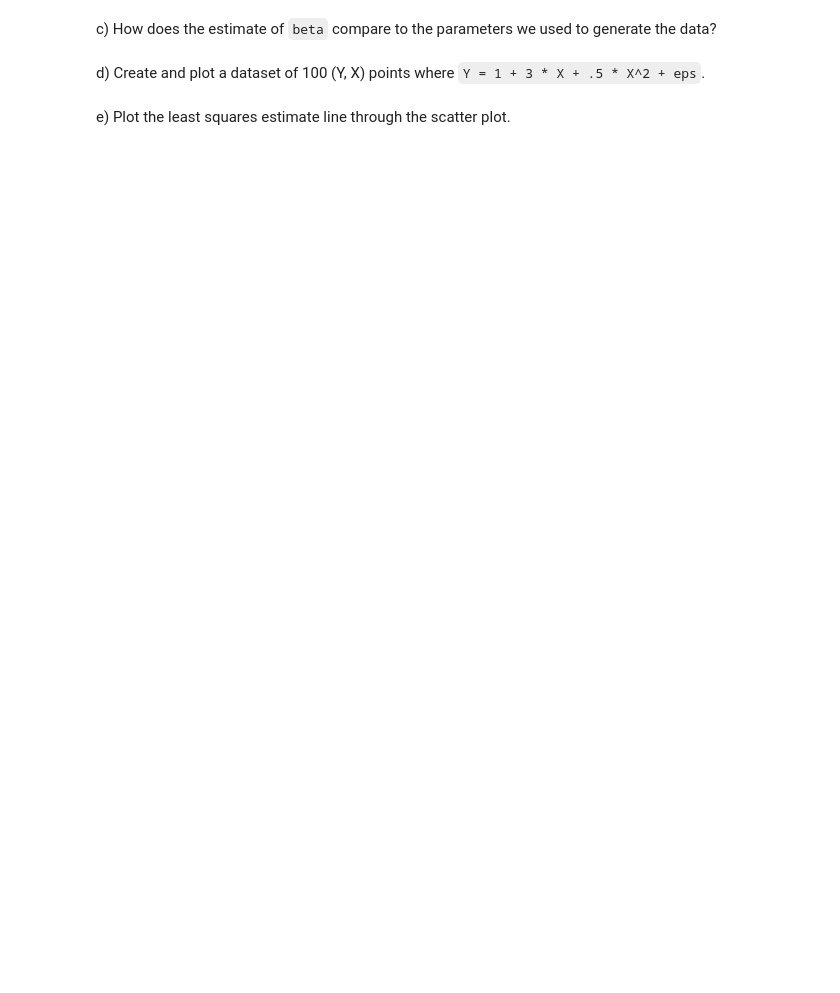
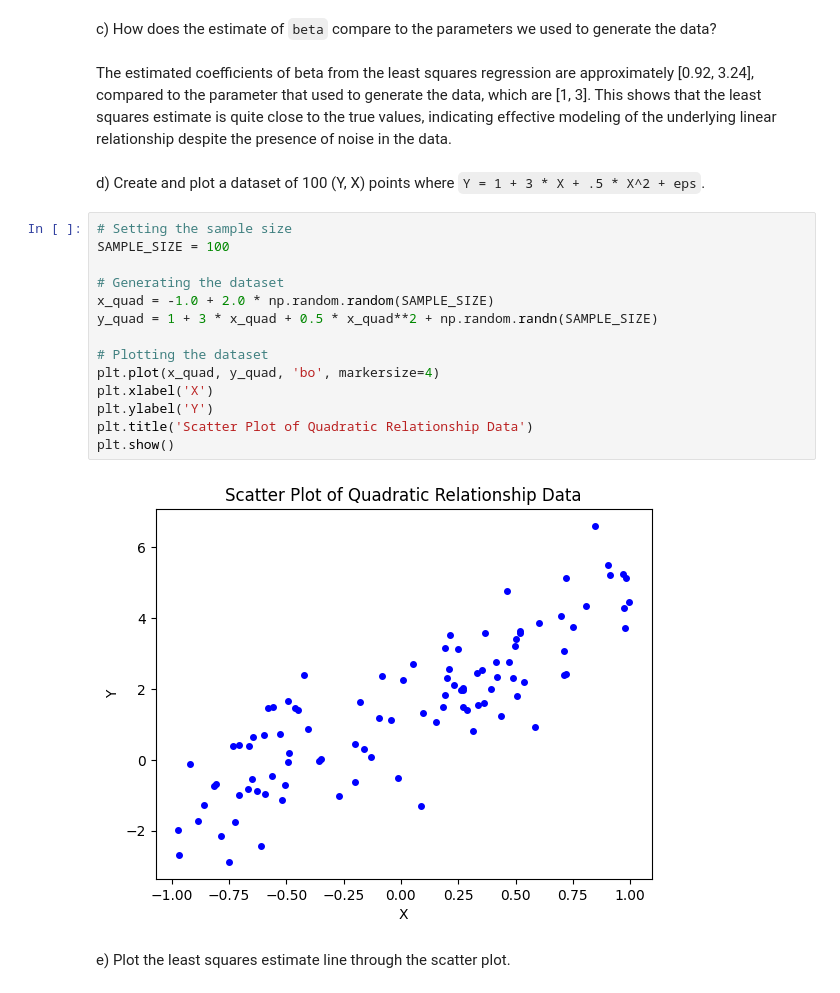
Before and after one commit to ioshuoyuhao/Data-Science-Fundamentals, a Jupyter notebook: lecture_18/worksheet_18.ipynb, the cells around one changed output. Saved outputs shown, nothing was run; the diff lists cells and outputs as text; blank space fills up the shorter version.

```diff
--- a/lecture_18/worksheet_18.ipynb
+++ b/lecture_18/worksheet_18.ipynb
@@ -49,6 +49,24 @@ plt.show()
 # %% [markdown]
 c) How does the estimate of `beta` compare to the parameters we used to generate the data?
+# %% [markdown]
+The estimated coefficients of beta from the least squares regression are approximately [0.92, 3.24], compared to the parameter that used to generate the data, which are [1, 3]. This shows that the least squares estimate is quite close to the true values, indicating effective modeling of the underlying linear relationship despite the presence of noise in the data.
 # %% [markdown]
 d) Create and plot a dataset of 100 (Y, X) points where `Y = 1 + 3 * X + .5 * X^2 + eps`.
+# %%
+# Setting the sample size
+SAMPLE_SIZE = 100
+
+# Generating the dataset
+x_quad = -1.0 + 2.0 * np.random.random(SAMPLE_SIZE)
+y_quad = 1 + 3 * x_quad + 0.5 * x_quad**2 + np.random.randn(SAMPLE_SIZE)
+
+# Plotting the dataset
+plt.plot(x_quad, y_quad, 'bo', markersize=4)
+plt.xlabel('X')
+plt.ylabel('Y')
+plt.title('Scatter Plot of Quadratic Relationship Data')
+plt.show()
+# %% [output]
+[figure, added]
 # %% [markdown]
 e) Plot the least squares estimate line through the scatter plot.
```
Also changed, not shown: parts of 5 cells of this notebook.
